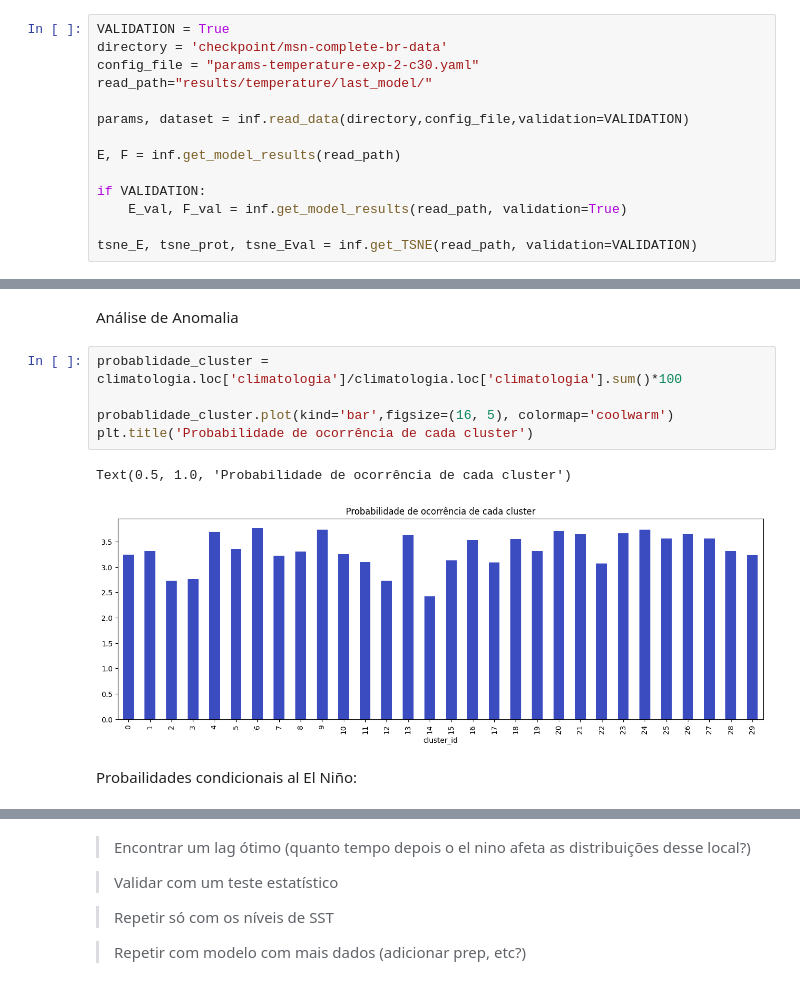
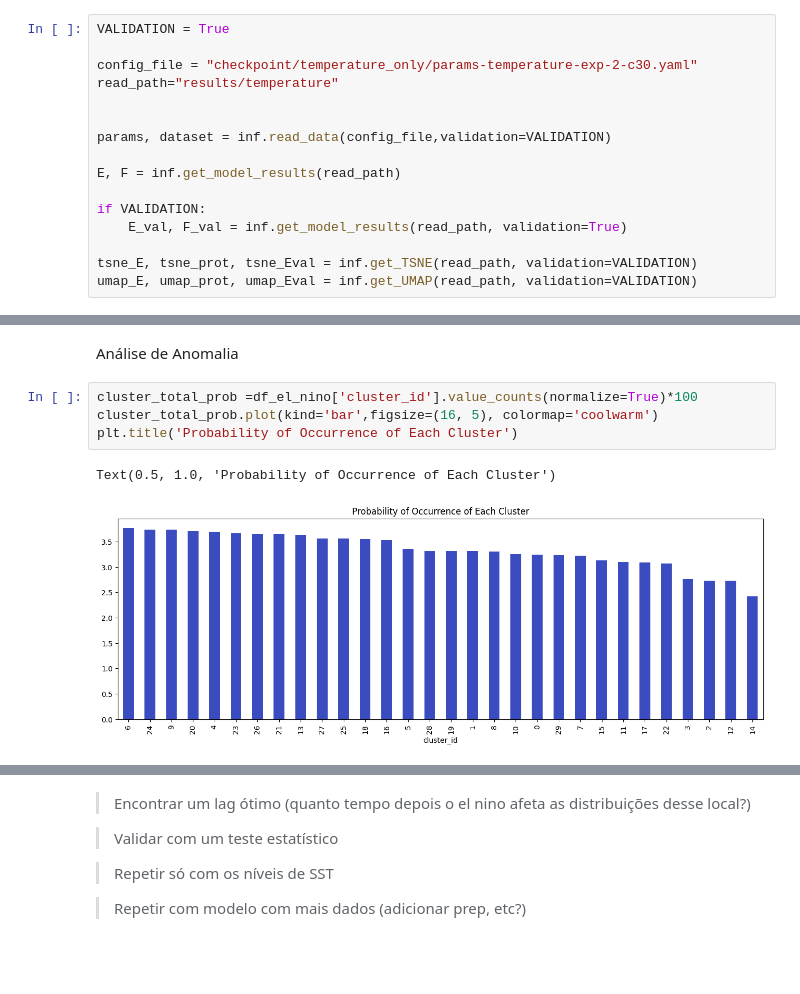
Before and after one commit to Green-AI-Lab-GAIA/climate-clustering, a Jupyter notebook: notebooks/el_nino.ipynb, the cells around one changed output, grey strips where cells are left out. Drawn from its saved outputs; the diff is of its cells as text; blank space fills up the shorter version.

```diff
--- a/notebooks/el_nino.ipynb
+++ b/notebooks/el_nino.ipynb
@@ -19,11 +21,12 @@ from scipy.spatial.distance import pdist, squareform
 import plotly.graph_objects as go
 # %%
 VALIDATION = True
-directory = 'checkpoint/msn-complete-br-data'
-config_file = "params-temperature-exp-2-c30.yaml"
-read_path="results/temperature/last_model/"
 
-params, dataset = inf.read_data(directory,config_file,validation=VALIDATION)
+config_file = "checkpoint/temperature_only/params-temperature-exp-2-c30.yaml"
+read_path="results/temperature"
+
+
+params, dataset = inf.read_data(config_file,validation=VALIDATION)
 
 E, F = inf.get_model_results(read_path)
 
@@ -31,5 +34,6 @@ if VALIDATION:
     E_val, F_val = inf.get_model_results(read_path, validation=True)
 
 tsne_E, tsne_prot, tsne_Eval = inf.get_TSNE(read_path, validation=VALIDATION)
+umap_E, umap_prot, umap_Eval = inf.get_UMAP(read_path, validation=VALIDATION)
 # %% [output]
 INFO:root:data loader created
@@ -116,12 +119,9 @@ plt.show()
 # %% [markdown]
 Análise de Anomalia
 # %%
-probablidade_cluster = climatologia.loc['climatologia']/climatologia.loc['climatologia'].sum()*100
-
-probablidade_cluster.plot(kind='bar',figsize=(16, 5), colormap='coolwarm')
-plt.title('Probabilidade de ocorrência de cada cluster')
+cluster_total_prob =df_el_nino['cluster_id'].value_counts(normalize=True)*100
+cluster_total_prob.plot(kind='bar',figsize=(16, 5), colormap='coolwarm')
+plt.title('Probability of Occurrence of Each Cluster')
 # %% [output]
-Text(0.5, 1.0, 'Probabilidade de ocorrência de cada cluster')
+Text(0.5, 1.0, 'Probability of Occurrence of Each Cluster')
-[figure, old version]
+[figure, new version]
-# %% [markdown]
-Probailidades condicionais al El Niño:
```
Also changed, not shown: parts of 47 cells of this notebook, 2 other files.
